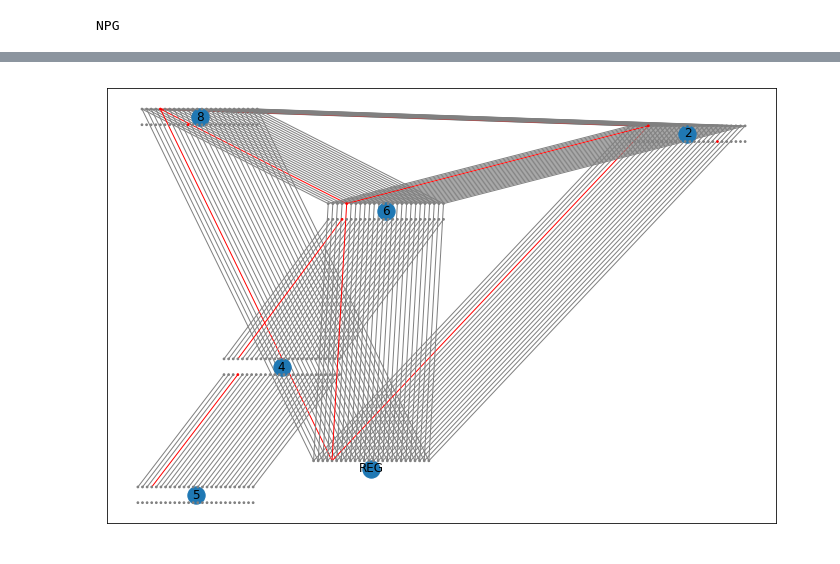
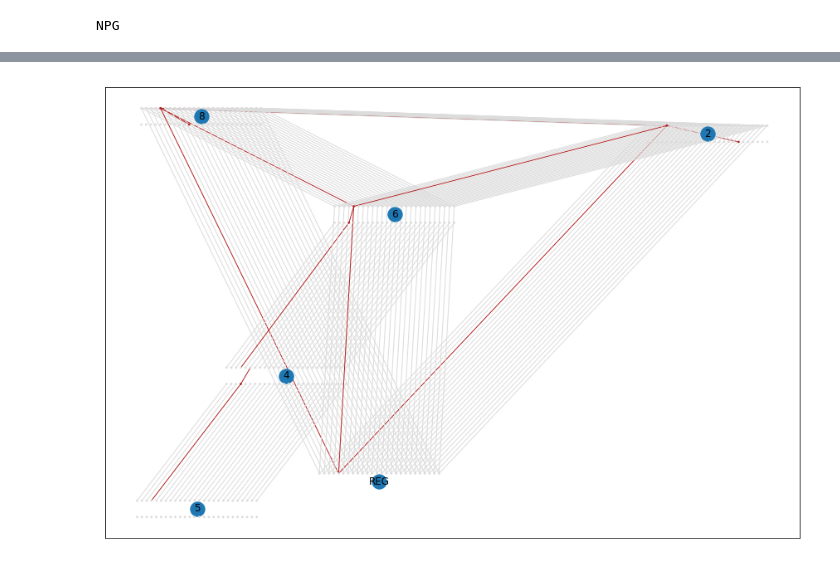
Before and after one commit to pat-hearps/enigma-recreation, a Jupyter notebook: enigma2bombes_rewiring.ipynb, the cells around one changed output, grey strips where cells are left out. Cells and saved outputs as stored; diff of their text form; code cells hidden in the pictures.

```diff
--- a/enigma2bombes_rewiring.ipynb
+++ b/enigma2bombes_rewiring.ipynb
@@ -44,9 +44,11 @@ reflectors = {'B': {'A': 'Y', 'B': 'R', 'C': 'U', 'D': 'H', 'E': 'Q', 'F': 'S',
 # print(reflectors)
 blank_status = {char:0 for char in entry}
 iomap = {'in':'I', 'out':'O', 'conx_in':'I', 'conx_out':'O'}
-grey = mclr.to_rgba('grey',0.4)
-red = mclr.to_rgba('red',0.9)
-orange = mclr.to_rgba('khaki',0.8)
+invsoutmap = {'in':'O','out':'I'}
+grey = mclr.to_rgba('gainsboro',0.2)
+red = mclr.to_rgba('firebrick',0.9)
+orange = mclr.to_rgba('lightsalmon',0.8)
+transparent = mclr.to_rgba('white',alpha=0)
 # %% [markdown]
 ## First create object class for a single scrambler
 <br>One scrambler is a set of 3 enigma rotors and a reflector, through which signal passes once forwards, round the reflector then once back through the 3 rotors again, spitting out the cypher letter for a given input letter.
@@ -525,12 +555,12 @@ exple=0
 # %%
 exple += 1  # this just for counting when exporting images
 tb1.sync_test_register()
 tb1.update_all()
 tb1.pulse_connections()
-tb1.graph_nx(figsize=(12,8),node_size=3)
+tb1.graph_nx(figsize=(15,10),node_size=3)
 # plt.savefig(f'./images/enigma_network_livewires_{exple}_s{myseed}.png')
 # %% [output]
-[figure, old version]
+[figure, new version]
 # %%
 tb1.pdf_scrambler_statuses()
 tb1.flash_scrambler_statuses
```
Also changed, not shown: parts of 10 cells of this notebook, 3 other files.
